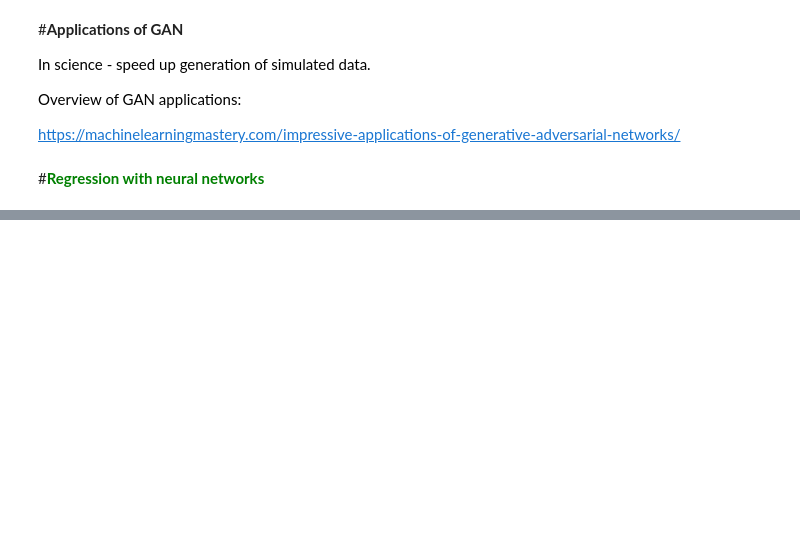
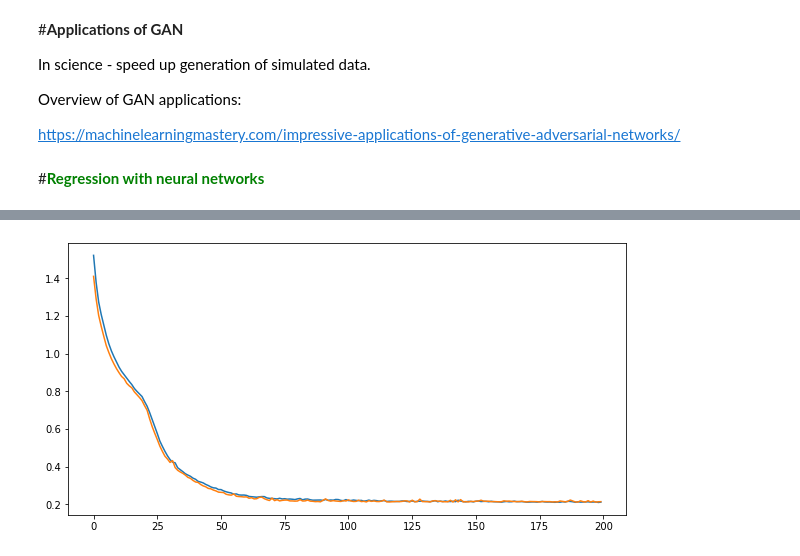
Before and after one commit to marcinwolter/NORCC-SUMMER_2022, a Jupyter notebook: NORCC_SUMMER_deepnn_2022.ipynb, the cells around one changed output, grey strips where cells are left out. Cells and saved outputs as stored; diff of their text form; code cells hidden in the pictures; blank space fills up the shorter version.

```diff
--- a/NORCC_SUMMER_deepnn_2022.ipynb
+++ b/NORCC_SUMMER_deepnn_2022.ipynb
@@ -1819,0 +1948,11 @@ Nice presentation about mixture density networks:
+# %%
+N_HIDDEN = 15
+N_MIXES = 5
+
+model = keras.Sequential()
+model.add(keras.layers.Dense(N_HIDDEN, batch_input_shape=(None, 1), activation='relu'))
+model.add(keras.layers.Dense(N_HIDDEN, activation='relu'))
+model.add(mdn.MDN(1, N_MIXES))
+
+model.compile(loss=mdn.get_mixture_loss_func(1,N_MIXES), optimizer=keras.optimizers.Adam()) #, metrics=[mdn.get_mixture_mse_accuracy(1,N_MIXES)])
+model.summary()
@@ -1819,0 +1979,2 @@ Nice presentation about mixture density networks:
+# %%
+history = model.fit(x=X_train, y=y_train, batch_size=128, epochs=200, validation_data=(X_test,y_test))
@@ -1819,0 +2005,8 @@ Nice presentation about mixture density networks:
+# %%
+plt.figure(figsize=(10, 5))
+
+plt.plot(history.history['loss'])
+plt.plot(history.history['val_loss'])
+plt.show()
+# %% [output]
+[figure, added]
```
Also changed, not shown: parts of 26 cells of this notebook.
